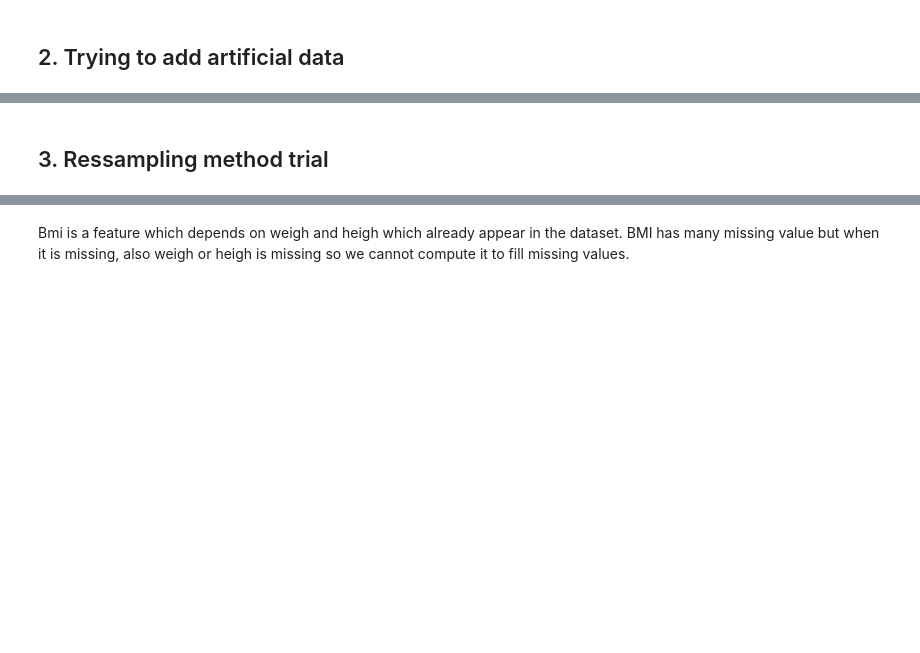
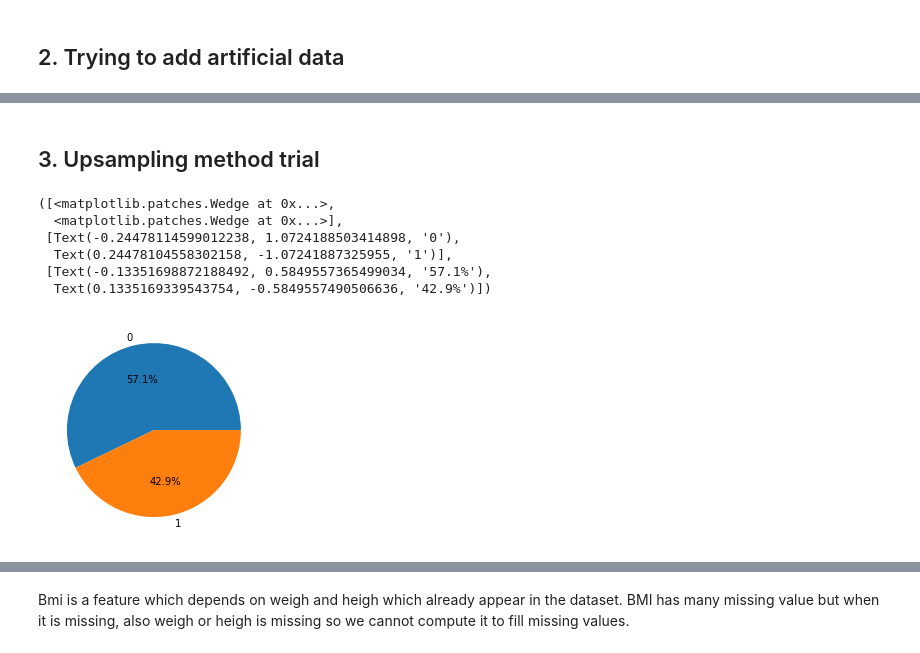
Before and after one commit to EladBil/DS-Squad-Project, a Jupyter notebook: PresentationNotebook.ipynb, the cells around one changed output, grey strips where cells are left out. Saved outputs shown, nothing was run; the diff lists cells and outputs as text; code cells hidden in the pictures; blank space fills up the shorter version.

```diff
--- a/PresentationNotebook.ipynb
+++ b/PresentationNotebook.ipynb
@@ -357,6 +360,6 @@ def conf_matrix(cf_matrix):
 def resampleData(df):
     one_prediction = df[(df['hospital_death']==1)]
     zero_prediction = df[(df['hospital_death']==0)]
-    upsample_df = resample(one_prediction, replace=True, n_samples= len(zero_prediction), random_state=42)
+    upsample_df = resample(one_prediction, replace=True, n_samples= int(0.75*len(zero_prediction)), random_state=42)
     df = pd.concat([upsample_df, zero_prediction])
     return df
@@ -550,29 +576,37 @@ print(pred_results)
 # %% [markdown]
-## 3. Ressampling method trial
+## 3. Upsampling method trial
 # %%
 df6 = getBasicDataset()
 
 df6 = fill_missing_num_values_with_mean(df6)
 df6 = fill_missing_values_binary(df6)
-# df6 = createBMI_cat(df6)
-# df6 = dealWithGCS(df6)
+df6 = createBMI_cat(df6)
+df6 = dealWithGCS(df6)
 
 model = DSWorkshopModel(df6)
 train_data = df6.drop('hospital_death', axis=1)
 true_values = df6.hospital_death
 
 x_train, x_test, y_train, y_test = train_test_split(train_data, true_values, test_size=0.2, stratify=true_values, shuffle=True)
 
 a = x_train.assign(hospital_death=y_train)
 a = resampleData(a).sample(frac=1) # shuffle(resampleData(a))
 x_train = a.drop('hospital_death', axis=1)
 y_train = pd.Series(a['hospital_death'])
 
-# unique_labels = np.unique(a[class_prediction])
-# plt.pie(np.array([len(a[a[class_prediction]==label]) for label in unique_labels ]), labels = list(unique_labels), autopct='%1.1f%%')
+unique_labels = np.unique(a[class_prediction])
+plt.pie(np.array([len(a[a[class_prediction]==label]) for label in unique_labels ]), labels = list(unique_labels), autopct='%1.1f%%')
 
-model.set_split(x_train=x_train, y_train=y_train, x_test=x_test, y_test=y_test)
-model.train()
+# model.set_split(x_train=x_train, y_train=y_train, x_test=x_test, y_test=y_test)
+# model.train()
 
-models_predictions, pred_results = model.test()
-print(pred_results)
+# models_predictions, pred_results = model.test()
+# print(pred_results)
+# %% [output]
+([<matplotlib.patches.Wedge at 0x...>,
+  <matplotlib.patches.Wedge at 0x...>],
+ [Text(-0.24478114599012238, 1.0724188503414898, '0'),
+  Text(0.24478104558302158, -1.07241887325955, '1')],
+ [Text(-0.13351698872188492, 0.5849557365499034, '57.1%'),
+  Text(0.1335169339543754, -0.5849557490506636, '42.9%')])
+[figure, added]
```
Also changed, not shown: parts of 27 cells of this notebook.
